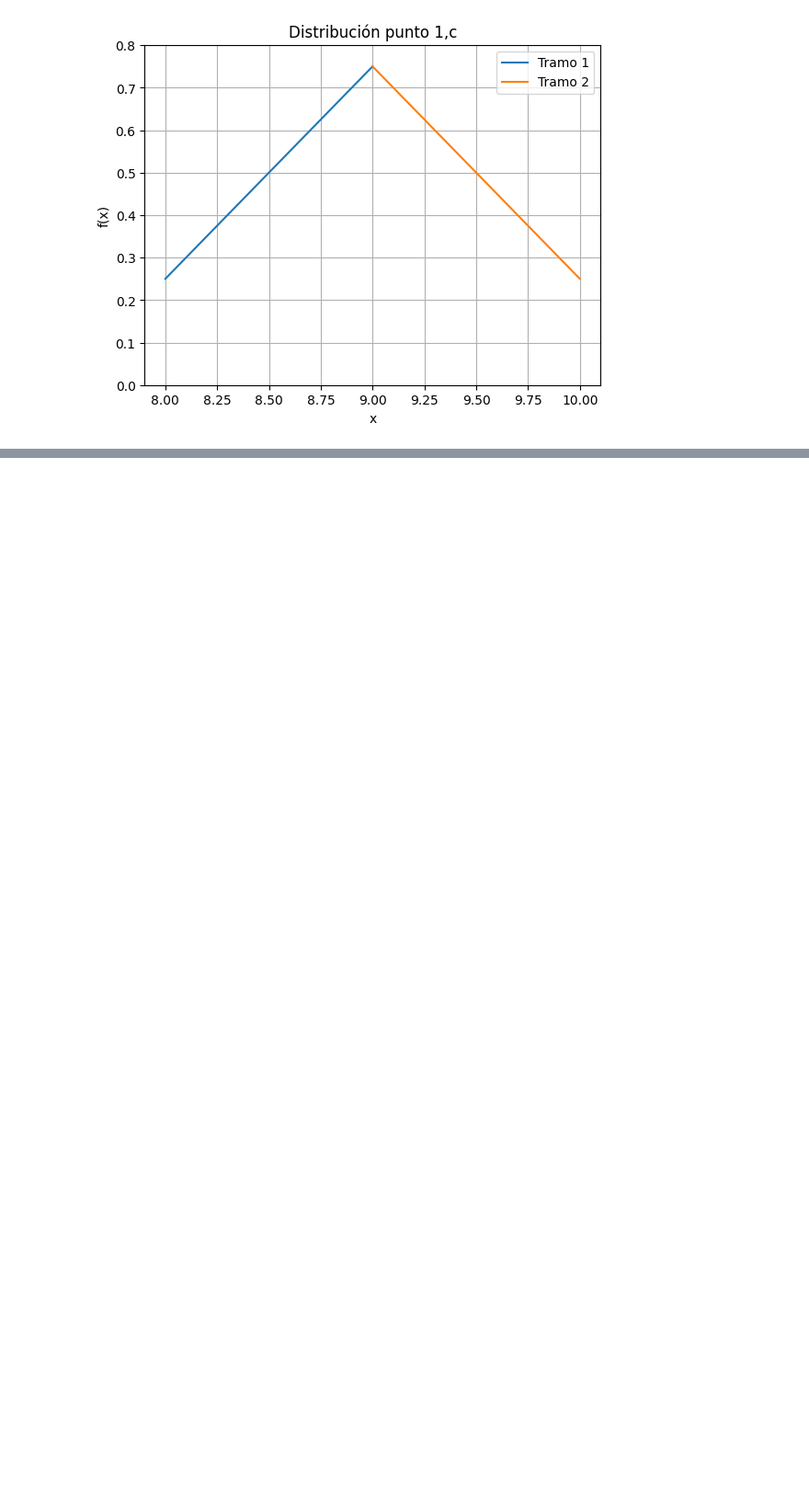
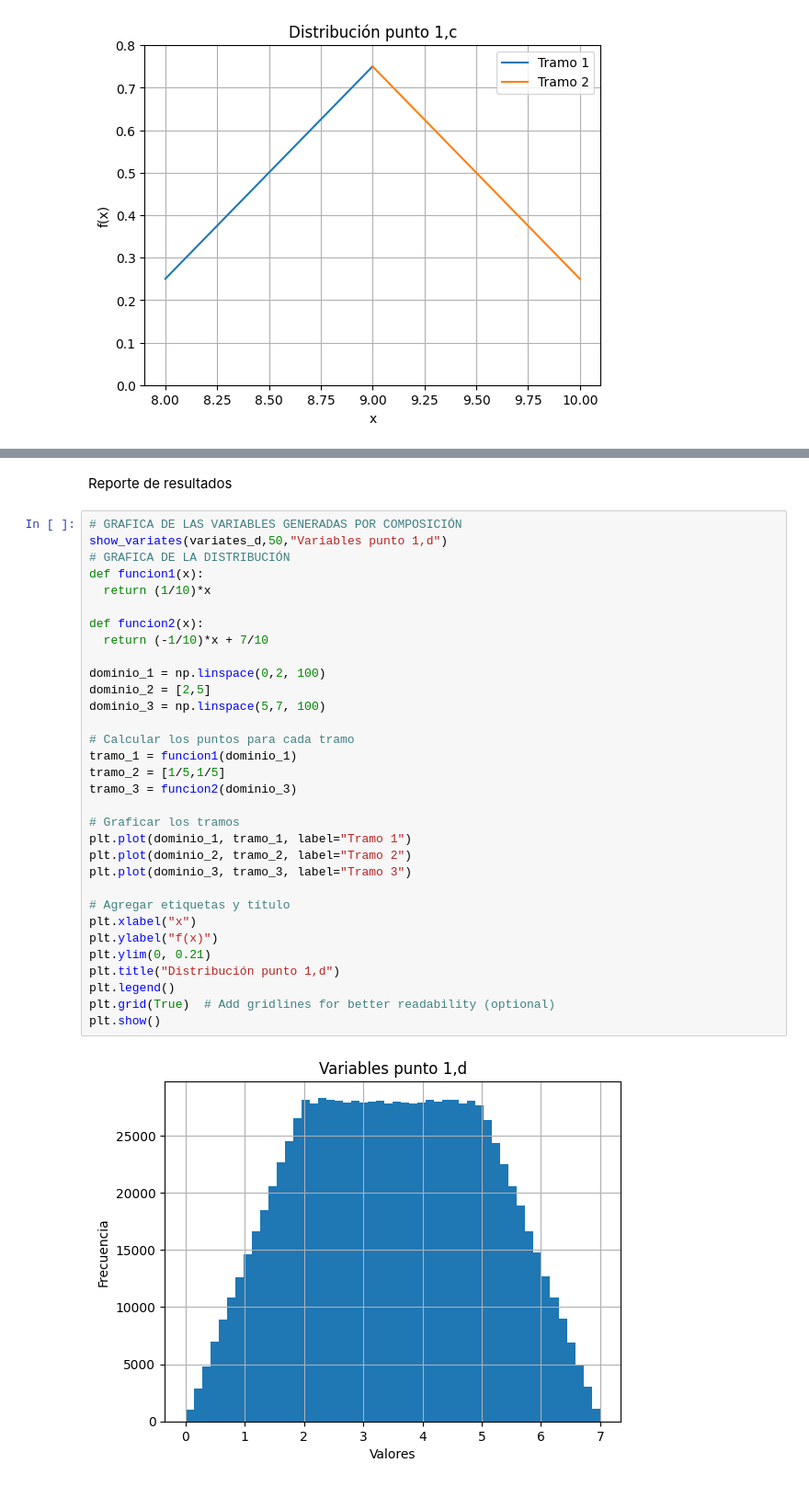
Before and after one commit to tobi1001/ModSimGrp6, a Jupyter notebook: Tarea2/punto1/punto1.ipynb, the cells around one changed output, grey strips where cells are left out. Shown at 92% size. Saved outputs shown, nothing was run; the diff lists cells and outputs as text; blank space fills up the shorter version.

Commit message:
Algoritmo y resultados punto 1,d

```diff
--- a/Tarea2/punto1/punto1.ipynb
+++ b/Tarea2/punto1/punto1.ipynb
@@ -175,0 +235,36 @@ plt.show()
+# %% [markdown]
+Reporte de resultados
+# %%
+# GRAFICA DE LAS VARIABLES GENERADAS POR COMPOSICIÓN
+show_variates(variates_d,50,"Variables punto 1,d")
+# GRAFICA DE LA DISTRIBUCIÓN
+def funcion1(x):
+  return (1/10)*x
+
+def funcion2(x):
+  return (-1/10)*x + 7/10
+
+dominio_1 = np.linspace(0,2, 100)
+dominio_2 = [2,5]
+dominio_3 = np.linspace(5,7, 100)
+
+# Calcular los puntos para cada tramo
+tramo_1 = funcion1(dominio_1)
+tramo_2 = [1/5,1/5]
+tramo_3 = funcion2(dominio_3)
+
+# Graficar los tramos
+plt.plot(dominio_1, tramo_1, label="Tramo 1")
+plt.plot(dominio_2, tramo_2, label="Tramo 2")
+plt.plot(dominio_3, tramo_3, label="Tramo 3")
+
+# Agregar etiquetas y título
+plt.xlabel("x")
+plt.ylabel("f(x)")
+plt.ylim(0, 0.21)
+plt.title("Distribución punto 1,d")
+plt.legend()
+plt.grid(True)  # Add gridlines for better readability (optional)
+plt.show()
+# %% [output]
+[figure, added]
```
Also changed, not shown: parts of 4 cells of this notebook, 1 other file.
